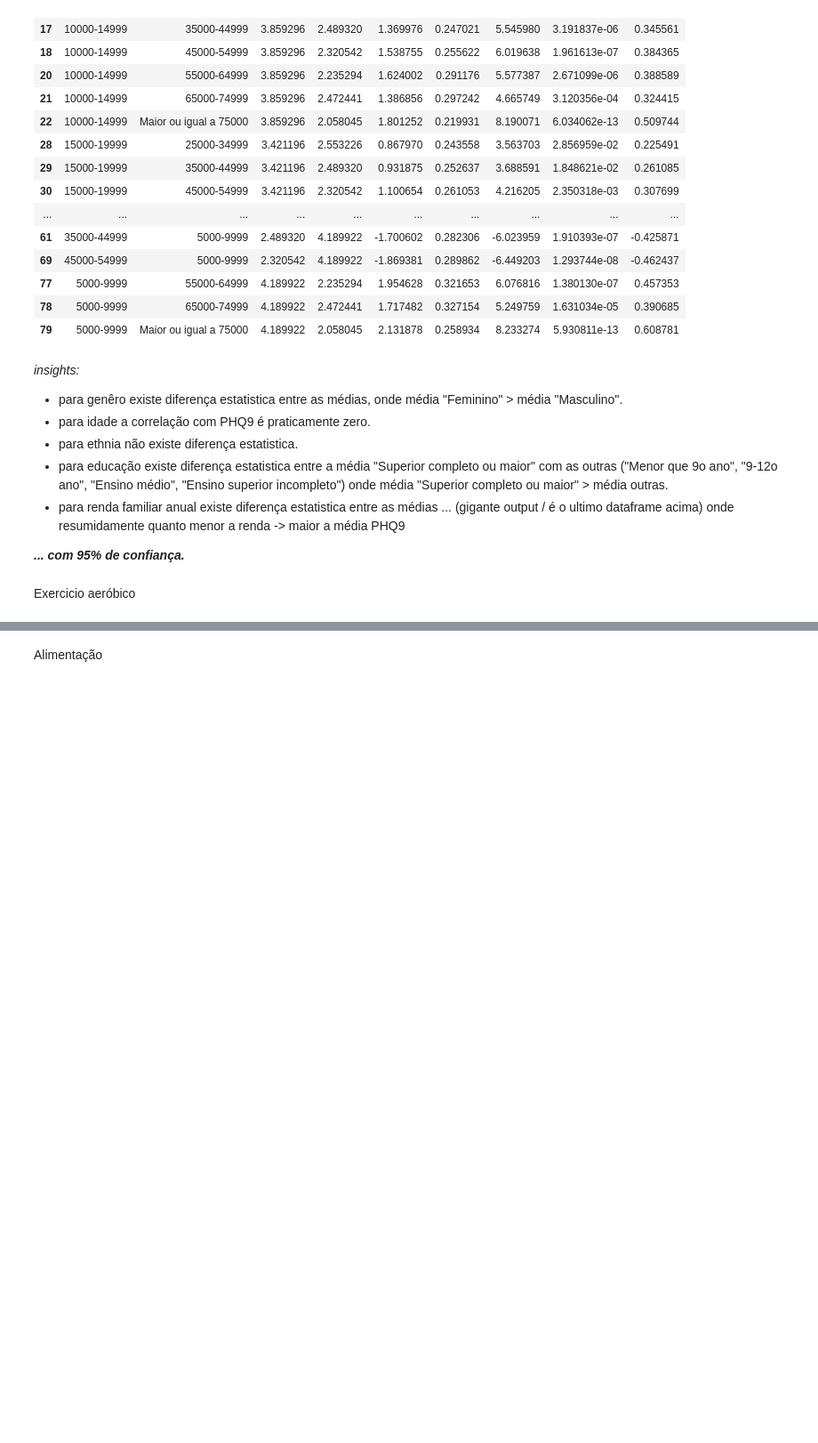
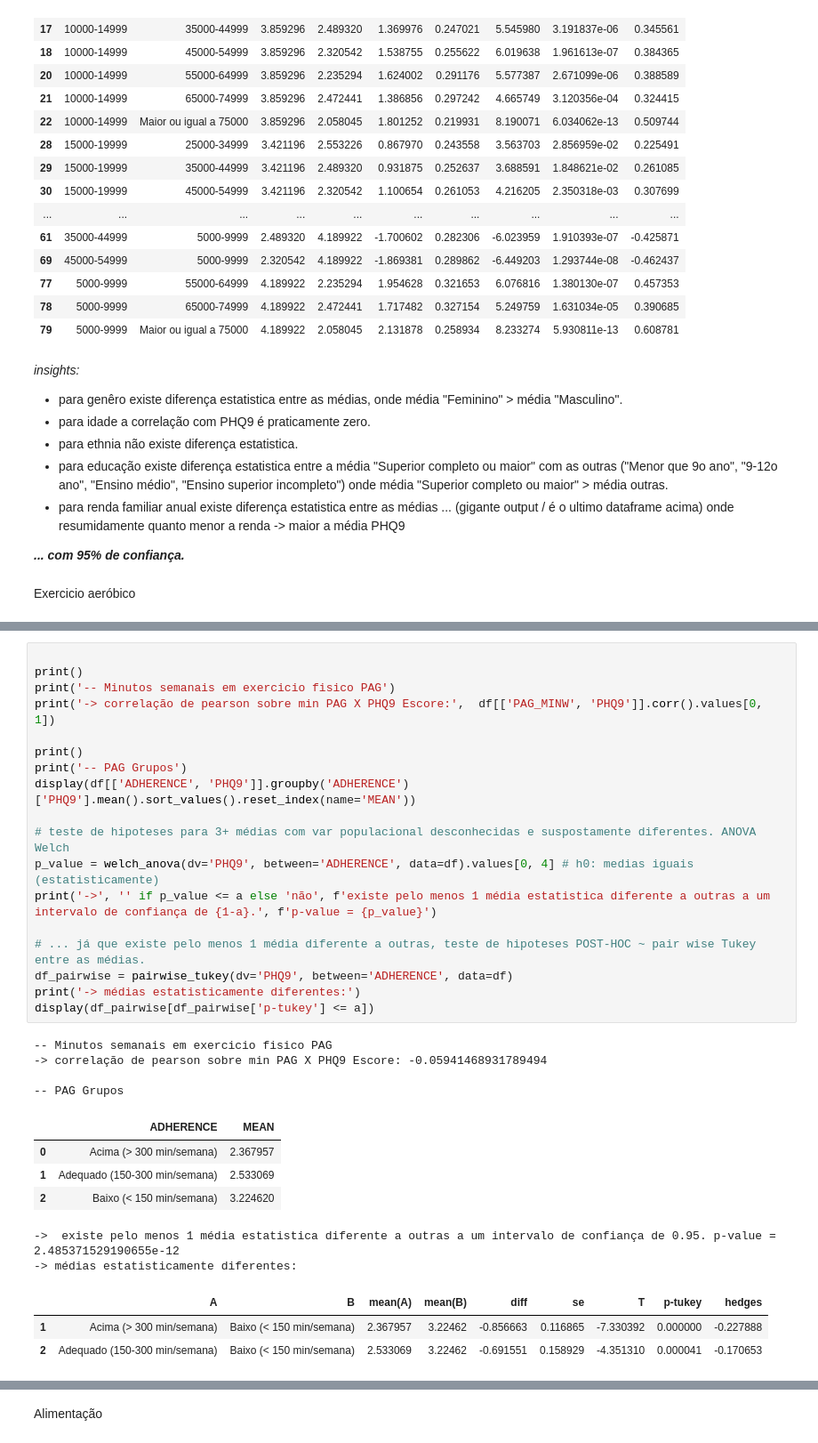
Before and after one commit to richardsantino/EBA-cases, a Jupyter notebook: 9. TCC/1 - depressao.ipynb, the cells around one changed output, grey strips where cells are left out. Shown at 89% size. Saved outputs shown, nothing was run; the diff lists cells and outputs as text; blank space fills up the shorter version.

```diff
--- a/9. TCC/1 - depressao.ipynb
+++ b/9. TCC/1 - depressao.ipynb
@@ -446,0 +461,32 @@ Exercicio aeróbico
+# %%
+
+print()
+print('-- Minutos semanais em exercicio fisico PAG')
+print('-> correlação de pearson sobre min PAG X PHQ9 Escore:',  df[['PAG_MINW', 'PHQ9']].corr().values[0, 1])
+
+print()
+print('-- PAG Grupos')
+display(df[['ADHERENCE', 'PHQ9']].groupby('ADHERENCE')['PHQ9'].mean().sort_values().reset_index(name='MEAN'))
+
+# teste de hipoteses para 3+ médias com var populacional desconhecidas e suspostamente diferentes. ANOVA Welch
+p_value = welch_anova(dv='PHQ9', between='ADHERENCE', data=df).values[0, 4] # h0: medias iguais (estatisticamente)
+print('->', '' if p_value <= a else 'não', f'existe pelo menos 1 média estatistica diferente a outras a um intervalo de confiança de {1-a}.', f'p-value = {p_value}')
+
+# ... já que existe pelo menos 1 média diferente a outras, teste de hipoteses POST-HOC ~ pair wise Tukey entre as médias.
+df_pairwise = pairwise_tukey(dv='PHQ9', between='ADHERENCE', data=df)
+print('-> médias estatisticamente diferentes:')
+display(df_pairwise[df_pairwise['p-tukey'] <= a])
+# %% [output]
+-- Minutos semanais em exercicio fisico PAG
+-> correlação de pearson sobre min PAG X PHQ9 Escore: -0.05941468931789494
+
+-- PAG Grupos
+|  | ADHERENCE | MEAN |
+| 0 | Acima (> 300 min/semana) | 2.367957 |
+| 1 | Adequado (150-300 min/semana) | 2.533069 |
+| 2 | Baixo (< 150 min/semana) | 3.224620 |
+->  existe pelo menos 1 média estatistica diferente a outras a um intervalo de confiança de 0.95. p-value = 2.485371529190655e-12
+-> médias estatisticamente diferentes:
+|  | A | B | mean(A) | mean(B) | diff | se | T | p-tukey | hedges |
+| 1 | Acima (> 300 min/semana) | Baixo (< 150 min/semana) | 2.367957 | 3.22462 | -0.856663 | 0.116865 | -7.330392 | 0.000000 | -0.227888 |
+| 2 | Adequado (150-300 min/semana) | Baixo (< 150 min/semana) | 2.533069 | 3.22462 | -0.691551 | 0.158929 | -4.351310 | 0.000041 | -0.170653 |
```
Also changed, not shown: parts of 7 cells of this notebook.
